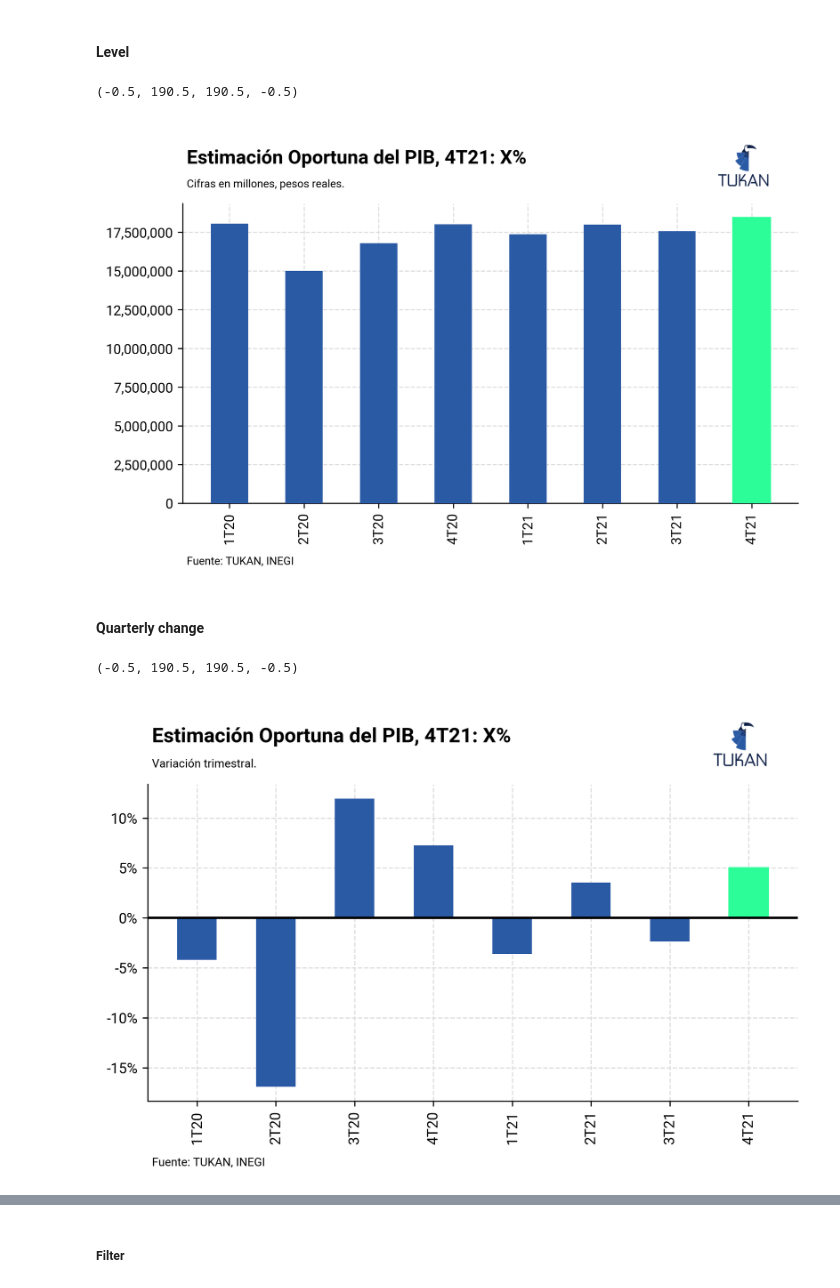
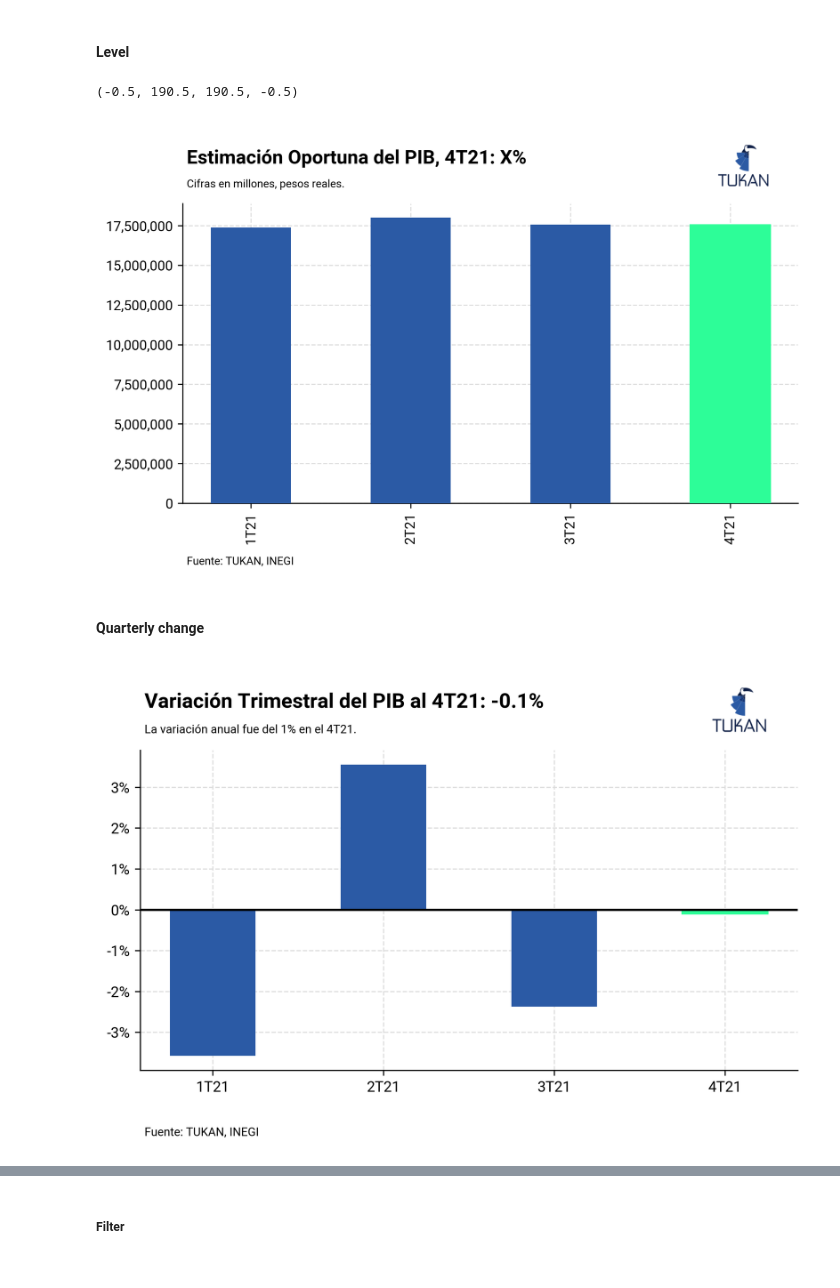
Before and after one commit to TukanMx/tukan_notebooks, a Jupyter notebook: social/social_media/pib/pib_template.ipynb, the cells around one changed output, grey strips where cells are left out. Drawn from its saved outputs; the diff is of its cells as text; code cells hidden in the pictures.

```diff
--- a/social/social_media/pib/pib_template.ipynb
+++ b/social/social_media/pib/pib_template.ipynb
@@ -101,7 +101,7 @@ filtered_gdp['year_var'] = filtered_gdp.groupby(['economic_activity__ref'])['675
 filtered_gdp['year_var'] = (filtered_gdp['675882bced9ce54']/filtered_gdp['year_var'])-1
 
 # Date filters
-first_date = '2020-01-01'
+first_date = '2021-01-01'
 second_date = last_date(filtered_gdp)
 filtered_gdp = date_selection(filtered_gdp,first_date,second_date, True)
 
@@ -116,8 +116,8 @@ filtered_gdp.tail(3)
 #### Estimate
 # %%
 # Adding estimate
-eopib_qrtr_est = 0.05
-eopib_yrtr_est = 0.03
+eopib_qrtr_est = -0.001
+eopib_yrtr_est = 0.05
 
 gdp_estimate = {'date': datetime(2021, 10, 1), 'economic_activity__ref': 'dfeefc621d16d0c', 'economic_activity': 'Actividad económica', '675882bced9ce54':float(filtered_gdp['675882bced9ce54'].tail(1).values)*(1+eopib_qrtr_est),'qrtr_var':eopib_qrtr_est,'year_var':eopib_yrtr_est}
 
@@ -205,7 +205,7 @@ newax.axis("off")
 # )
 # %% [output]
 (-0.5, 190.5, 190.5, -0.5)
-[figure, old version]
+[figure, new version]
 # %% [markdown]
 #### Quarterly change
 # %%
@@ -221,7 +221,7 @@ barlist[-1].set_color('#2DFD98')
 plt.axhline(y=0, color='black', linestyle='-')
 
 xticks = ax.xaxis.set_ticks(ind )
-xticklabels = ax.xaxis.set_ticklabels([str(round(x.quarter)) + "T" + str(round(x.year - 2000,0)) for x in filtered_gdp["date"]], rotation = 90)
+xticklabels = ax.xaxis.set_ticklabels([str(round(x.quarter)) + "T" + str(round(x.year - 2000,0)) for x in filtered_gdp["date"]])
 
 
 ax.yaxis.set_major_formatter(ticker.StrMethodFormatter('{x:,.0%}'))
@@ -236,52 +236,51 @@ ax.grid(visible=True, which='minor', linestyle='--', zorder=3)
 fig.text(
     0.13,
     .98,
-    "Estimación Oportuna del PIB, 4T21: X% ",
+    "Variación Trimestral del PIB al 4T21: -0.1%",
     size=14,
     weight = "bold"
 )
 fig.text(
     0.13,
     0.92,
-    "Variación trimestral.",
+    "La variación anual fue del 1% en el 4T21.",
     size=8
 )
 # Add footer
 fig.text(0.13, -0.03, "Fuente: TUKAN, INEGI", fontsize=8)
 
 # Save plot with TUKAN logo, transparent and white
 # plt.savefig(
 #     "plots/gdp_bar_no_logo.svg",
 #     dpi=300,
 #     bbox_inches="tight",
 #     # facecolor="white",
 #     edgecolor="none",
 #     transparent=True,
 # )
 
 tukan_im = image.imread(module_path + "\\assets\\logo\\logo192.png")
 newax = fig.add_axes([0.72, .88, 0.16, 0.19], anchor="NE", zorder=1)
 newax.imshow(tukan_im)
 newax.axis("off")
 
-# plt.savefig(
-#     "plots/gdp_bar_logo.png",
-#     dpi=300,
-#     bbox_inches="tight",
-#     # facecolor="white",
-#     edgecolor="none",
-#     transparent=True,
-# )
+plt.savefig(
+    "plots/gdp_bar_logo.png",
+    dpi=300,
+    bbox_inches="tight",
+    # facecolor="white",
+    edgecolor="none",
+    transparent=True,
+)
 
-# plt.savefig(
-#     "plots/gdp_bar_white_logo.png",
-#     dpi=300,
-#     bbox_inches="tight",
-#     facecolor="white",
-#     edgecolor="none",
-#     transparent=False,
-# )
+plt.savefig(
+    "plots/gdp_bar_white_logo.png",
+    dpi=300,
+    bbox_inches="tight",
+    facecolor="white",
+    edgecolor="none",
+    transparent=False,
+)
 # %% [output]
-(-0.5, 190.5, 190.5, -0.5)
-[figure, old version]
+[figure, new version]
 # %% [markdown]
```
Also changed, not shown: parts of 11 cells of this notebook.
